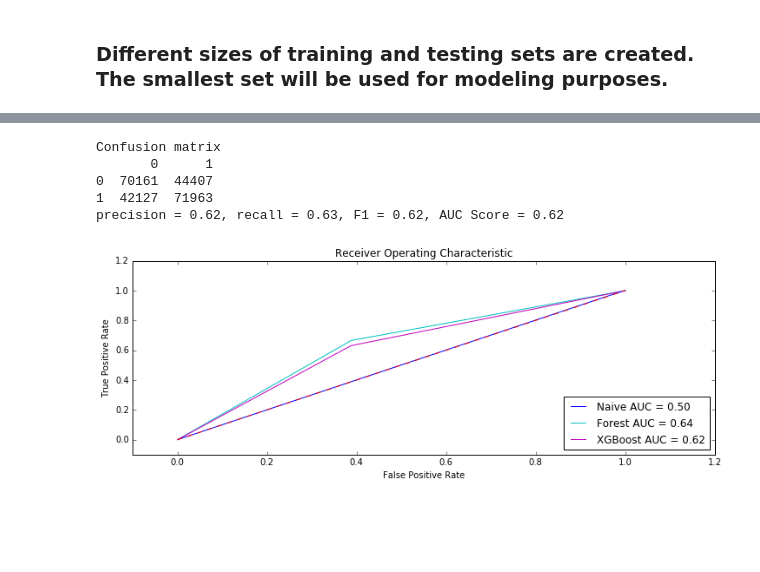
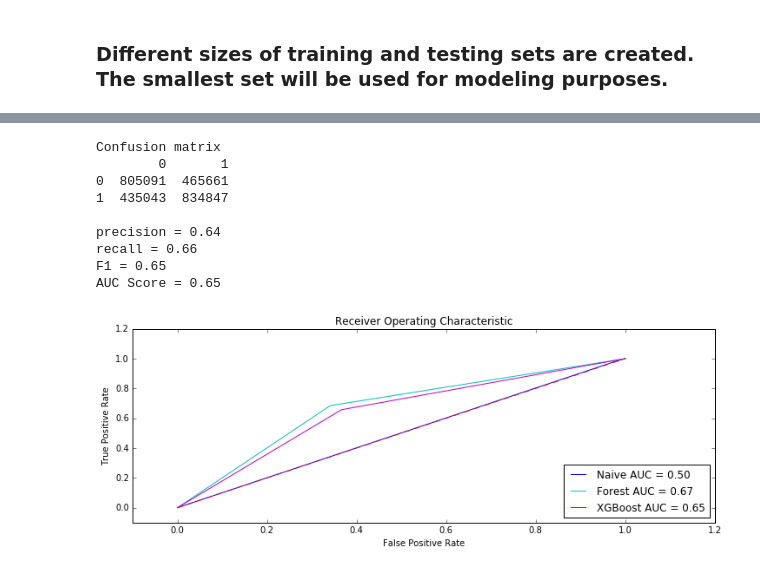
Before and after one commit to yaskyj/datascienceintensive, a Jupyter notebook: capstone/Flight Delays.ipynb, the cells around one changed output, grey strips where cells are left out. Saved outputs shown, nothing was run; the diff lists cells and outputs as text; code cells hidden in the pictures; blank space fills up the shorter version.

Commit message:
Mostly completed with prediction portion

```diff
--- a/capstone/Flight Delays.ipynb
+++ b/capstone/Flight Delays.ipynb
@@ -507,25 +510,27 @@ print gsearch.grid_scores_, gsearch.best_params_, gsearch.best_score_
 # %%
+# Based on the parameters found in the Grid Search, a Random Forest model is
+# build on the largest set of training and testing data
 forest = ensemble.RandomForestClassifier(n_estimators=200,
-                             min_samples_leaf=10,
-                             n_jobs=-1).fit(features_train, labels_train)
+                             min_samples_leaf=5,
+                             n_jobs=-1).fit(features_train_1, labels_train_1)
 
 # Evaluate on larger test set
-forest_pred = forest.predict(features_test)
+forest_pred = forest.predict(features_test_1)
 
 # Creates confustion matrix and prints it out
-cm = metrics.confusion_matrix(labels_test, forest_pred)
+cm = metrics.confusion_matrix(labels_test_1, forest_pred)
 print("Confusion matrix")
 print(pd.DataFrame(cm))
 
 #Creates and print out the precision, recall, f1, and auc scores
-report_rf = metrics.precision_recall_fscore_support(list(labels_test),
-                                                    list(forest_pred), average='binary')
-report_rf = metrics.precision_recall_fscore_support(list(labels_test), list(forest_pred),
+report_rf = metrics.precision_recall_fscore_support(list(labels_test_1),
+                                                    list(forest_pred),
                                                     average='binary')
-print "precision = %0.2f, recall = %0.2f, F1 = %0.2f, AUC Score = %0.2f\n" % \
+
+print "\nprecision = %0.2f\nrecall = %0.2f\nF1 = %0.2f\nAUC Score = %0.2f\n" % \
         (report_rf[0],
          report_rf[1],
          report_rf[2],
-         metrics.roc_auc_score(list(labels_test.values), list(forest_pred)))
+         metrics.roc_auc_score(list(labels_test_1.values), list(forest_pred)))
 # %% [output]
 Confusion matrix
@@ -589,7 +598,7 @@ AUC Score (Train): 0.710737
 # Use the appropriate number of estimators to create the classifier
 boost =  xgb.XGBClassifier(
  learning_rate = 1,
- n_estimators=21,
+ n_estimators=33,
  max_depth=5,
  min_child_weight=1,
  gamma=0,
@@ -598,56 +607,59 @@ boost =  xgb.XGBClassifier(
  objective= 'binary:logistic',
  nthread=4,
  scale_pos_weight=1,
- seed=27).fit(features_train, labels_train)
+ seed=27).fit(features_train_1, labels_train_1)
 # %%
 # Evaluate on larger test set
-boost_pred = boost.predict(features_test)
+boost_pred = boost.predict(features_test_1)
 
 # Creates confustion matrix and prints it out
-cm = metrics.confusion_matrix(labels_test, boost_pred)
+cm = metrics.confusion_matrix(labels_test_1, boost_pred)
 print("Confusion matrix")
 print(pd.DataFrame(cm))
 
 #Creates and print out the precision, recall, f1, and auc scores
-report_rf = metrics.precision_recall_fscore_support(list(labels_test),
+report_rf = metrics.precision_recall_fscore_support(list(labels_test_1),
                                                     list(boost_pred), average='binary')
-report_rf = metrics.precision_recall_fscore_support(list(labels_test), list(boost_pred),
-                                                    average='binary')
-print "precision = %0.2f, recall = %0.2f, F1 = %0.2f, AUC Score = %0.2f\n" % \
+
+print "\nprecision = %0.2f\nrecall = %0.2f\nF1 = %0.2f\nAUC Score = %0.2f\n" % \
         (report_rf[0],
          report_rf[1],
          report_rf[2],
-         metrics.roc_auc_score(list(labels_test.values), list(boost_pred)))
+         metrics.roc_auc_score(list(labels_test_1.values), list(boost_pred)))
 # %% [output]
 Confusion matrix
-       0      1
-0  70161  44407
-1  42127  71963
-precision = 0.62, recall = 0.63, F1 = 0.62, AUC Score = 0.62
+        0       1
+0  805091  465661
+1  435043  834847
+
+precision = 0.64
+recall = 0.66
+F1 = 0.65
+AUC Score = 0.65
 # %%
 # Creating and plotting the ROC Curve
 naive_false_positive_rate, naive_true_positive_rate, naive_thresholds = metrics.roc_curve(list(naive_labels_test), list(naive_pred))
 naive_roc_auc = metrics.auc(naive_false_positive_rate, naive_true_positive_rate)
 
-forest_false_positive_rate, forest_true_positive_rate, forest_thresholds = metrics.roc_curve(list(labels_test), list(forest_pred))
+forest_false_positive_rate, forest_true_positive_rate, forest_thresholds = metrics.roc_curve(list(labels_test_1), list(forest_pred))
 forest_roc_auc = metrics.auc(forest_false_positive_rate, forest_true_positive_rate)
 
-boost_false_positive_rate, boost_true_positive_rate, boost_thresholds = metrics.roc_curve(list(labels_test), list(boost_pred))
+boost_false_positive_rate, boost_true_positive_rate, boost_thresholds = metrics.roc_curve(list(labels_test_1), list(boost_pred))
 boost_roc_auc = metrics.auc(boost_false_positive_rate, boost_true_positive_rate)
 
 plt.title('Receiver Operating Characteristic')
 plt.plot(naive_false_positive_rate, naive_true_positive_rate, 'b',
 label='Naive AUC = %0.2f'% naive_roc_auc)
 plt.plot(forest_false_positive_rate, forest_true_positive_rate, 'c',
 label='Forest AUC = %0.2f'% forest_roc_auc)
 plt.plot(boost_false_positive_rate, boost_true_positive_rate, 'm',
 label='XGBoost AUC = %0.2f'% boost_roc_auc)
 plt.legend(loc='lower right')
 plt.plot([0,1],[0,1],'r--')
 plt.xlim([-0.1,1.2])
 plt.ylim([-0.1,1.2])
 plt.ylabel('True Positive Rate')
 plt.xlabel('False Positive Rate')
 plt.show()
 # %% [output]
-[figure, old version]
+[figure, new version]
```
Also changed, not shown: parts of 7 cells of this notebook.
